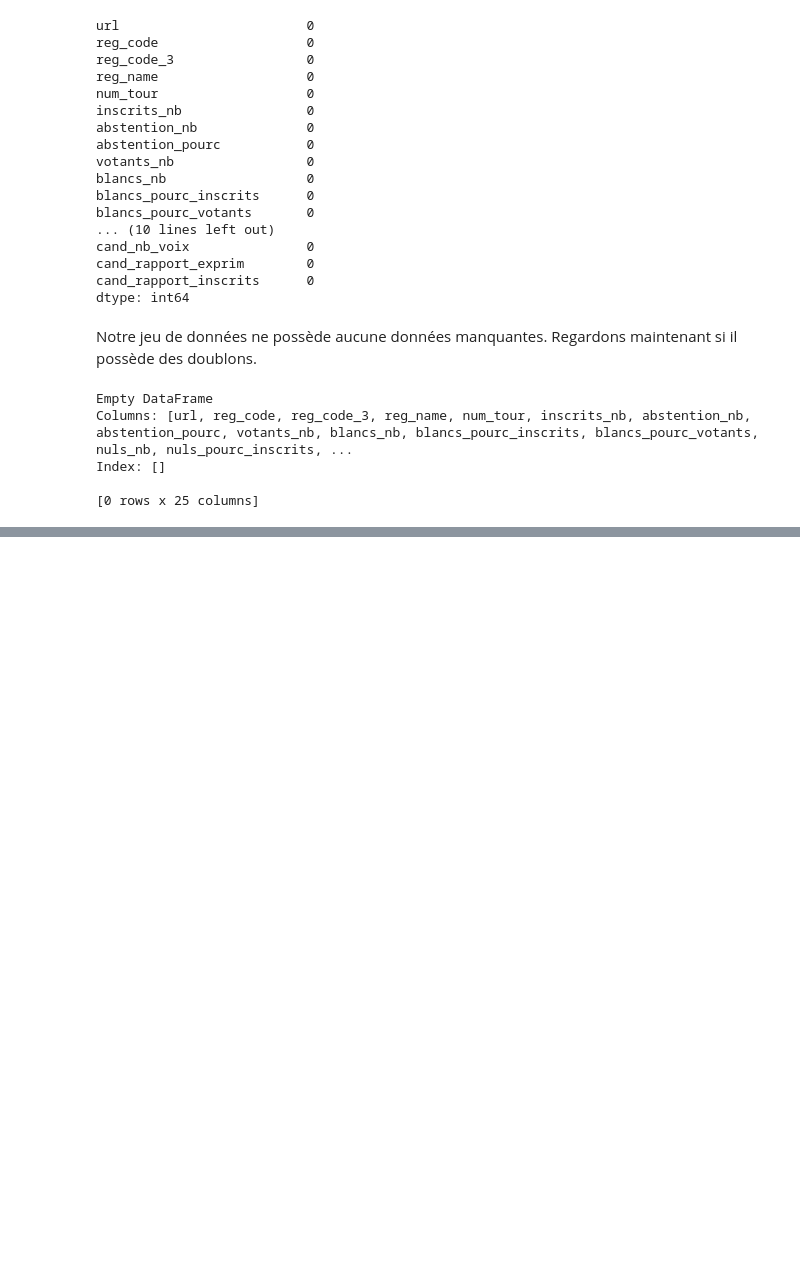
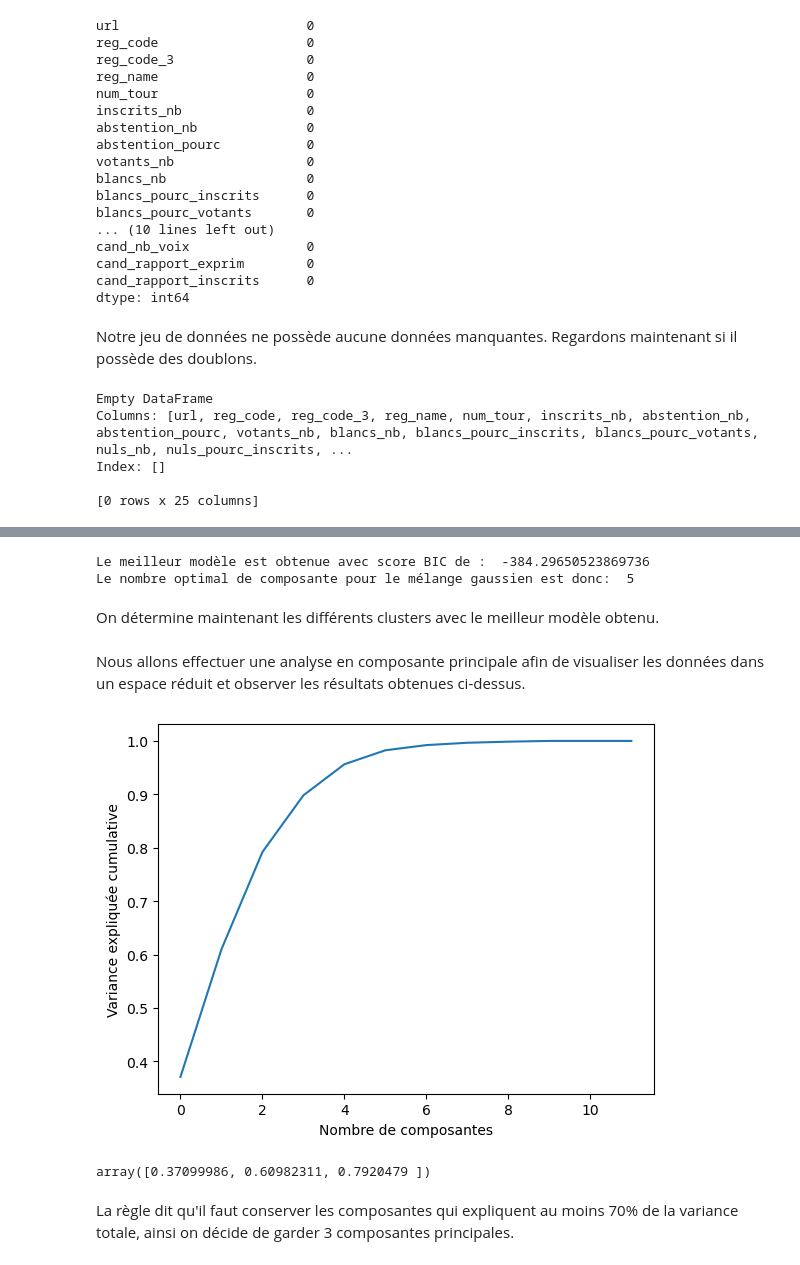
Before and after one commit to Antoine3529/APST2, a Jupyter notebook: Model_clust.ipynb, the cells around one changed output, grey strips where cells are left out. Drawn from its saved outputs; the diff is of its cells as text; code cells hidden in the pictures; blank space fills up the shorter version.

```diff
--- a/Model_clust.ipynb
+++ b/Model_clust.ipynb
@@ -157,0 +182,13 @@ plt.show()
+# %%
+# Code permettant d'obtenir le modèle avec le BIC le plus bas et le nombre de composantes associés
+
+best_model_idx = np.argmin(bic_score)
+best_gm_model = gm_models[best_model_idx]
+best_n_components = best_gm_model.n_components
+print('Le meilleur modèle est obtenue avec score BIC de : ',bic_score[best_model_idx])
+print('Le nombre optimal de composante pour le mélange gaussien est donc: ',best_n_components)
+# %% [output]
+Le meilleur modèle est obtenue avec score BIC de :  -384.29650523869736
+Le nombre optimal de composante pour le mélange gaussien est donc:  5
+# %% [markdown]
+On détermine maintenant les différents clusters avec le meilleur modèle obtenu.
@@ -157,0 +199,22 @@ plt.show()
+# %% [markdown]
+Nous allons effectuer une analyse en composante principale afin de visualiser les données dans un espace réduit et observer les résultats obtenues ci-dessus.
+# %%
+# On détermine le nombres de composantes de notre ACP à l'aide pourcentage de variance expliquée par chaque composante
+# principale
+
+pca = PCA()
+data_gmm_pca = pca.fit_transform(data_gmm_scaled)
+# %%
+# On trace le plot du pourcentage de variance expliquée par chaque composante principale afin de déterminer le nombre de
+# composantes optimal pour notre ACP
+
+plt.plot(np.cumsum(pca.explained_variance_ratio_))
+plt.xlabel('Nombre de composantes')
+plt.ylabel('Variance expliquée cumulative')
+plt.show()
+np.cumsum(pca1.explained_variance_ratio_)
+# %% [output]
+[figure, added]
+array([0.37099986, 0.60982311, 0.7920479 ])
+# %% [markdown]
+La règle dit qu'il faut conserver les composantes qui expliquent au moins 70% de la variance totale, ainsi on décide de garder 3 composantes principales.
```
Also changed, not shown: parts of 41 cells of this notebook.
